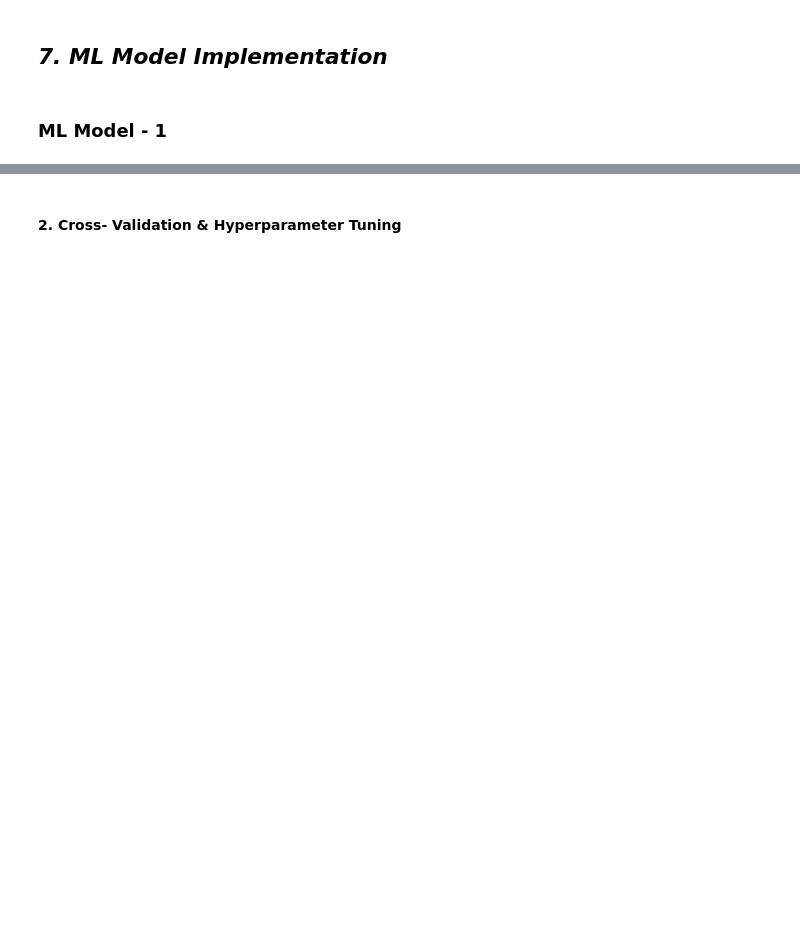
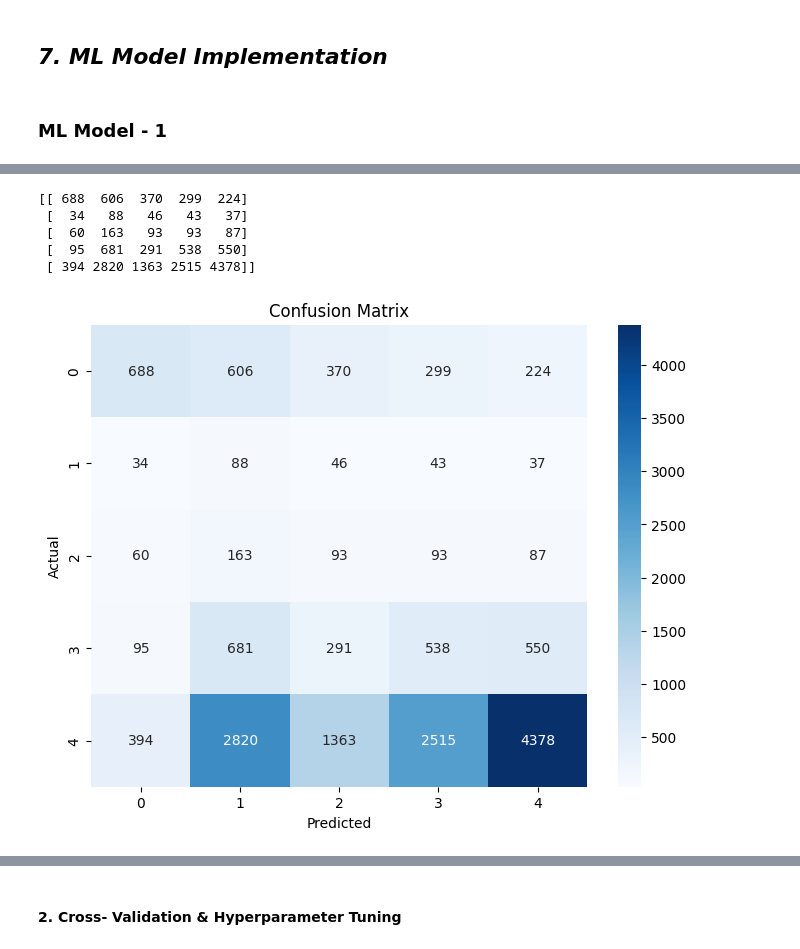
Before and after one commit to Navjotkhatri/E-Commerce-Customer-Satisfaction-Score-Prediction, a Jupyter notebook: E_Commerce_Customer_Satisfaction_Score_Prediction.ipynb, the cells around one changed output, grey strips where cells are left out. Drawn from its saved outputs; the diff is of its cells as text; code cells hidden in the pictures; blank space fills up the shorter version.

```diff
--- a/E_Commerce_Customer_Satisfaction_Score_Prediction.ipynb
+++ b/E_Commerce_Customer_Satisfaction_Score_Prediction.ipynb
@@ -883,0 +1147,2 @@ Answer Here.
+# %%
+df['CSAT Score'] = df['CSAT Score'] - 1
@@ -883,0 +1289,11 @@ Answer Here.
+# %%
+history = model.fit(
+    X_train,
+    y_train,
+    validation_split=0.20,
+    epochs=100,
+    batch_size=64,
+    class_weight=class_weights,
+    callbacks=[early_stop, checkpoint],
+    verbose=1
+)
@@ -883,0 +1326,8 @@ Answer Here.
+# %%
+import numpy as np
+
+# Probability predictions
+y_pred_prob = model.predict(X_test)
+
+# Convert probabilities to class labels
+y_pred = np.argmax(y_pred_prob, axis=1)
@@ -883,0 +1352,32 @@ Answer Here.
+# %%
+from sklearn.metrics import confusion_matrix
+
+cm = confusion_matrix(y_test, y_pred)
+
+print(cm)
+# %% [output]
+[[ 688  606  370  299  224]
+ [  34   88   46   43   37]
+ [  60  163   93   93   87]
+ [  95  681  291  538  550]
+ [ 394 2820 1363 2515 4378]]
+# %%
+import matplotlib.pyplot as plt
+import seaborn as sns
+
+plt.figure(figsize=(8,6))
+
+sns.heatmap(
+    cm,
+    annot=True,
+    fmt='d',
+    cmap='Blues'
+)
+
+plt.xlabel("Predicted")
+plt.ylabel("Actual")
+plt.title("Confusion Matrix")
+
+plt.show()
+# %% [output]
+[figure, added]
```
Also changed, not shown: parts of 298 cells of this notebook.
